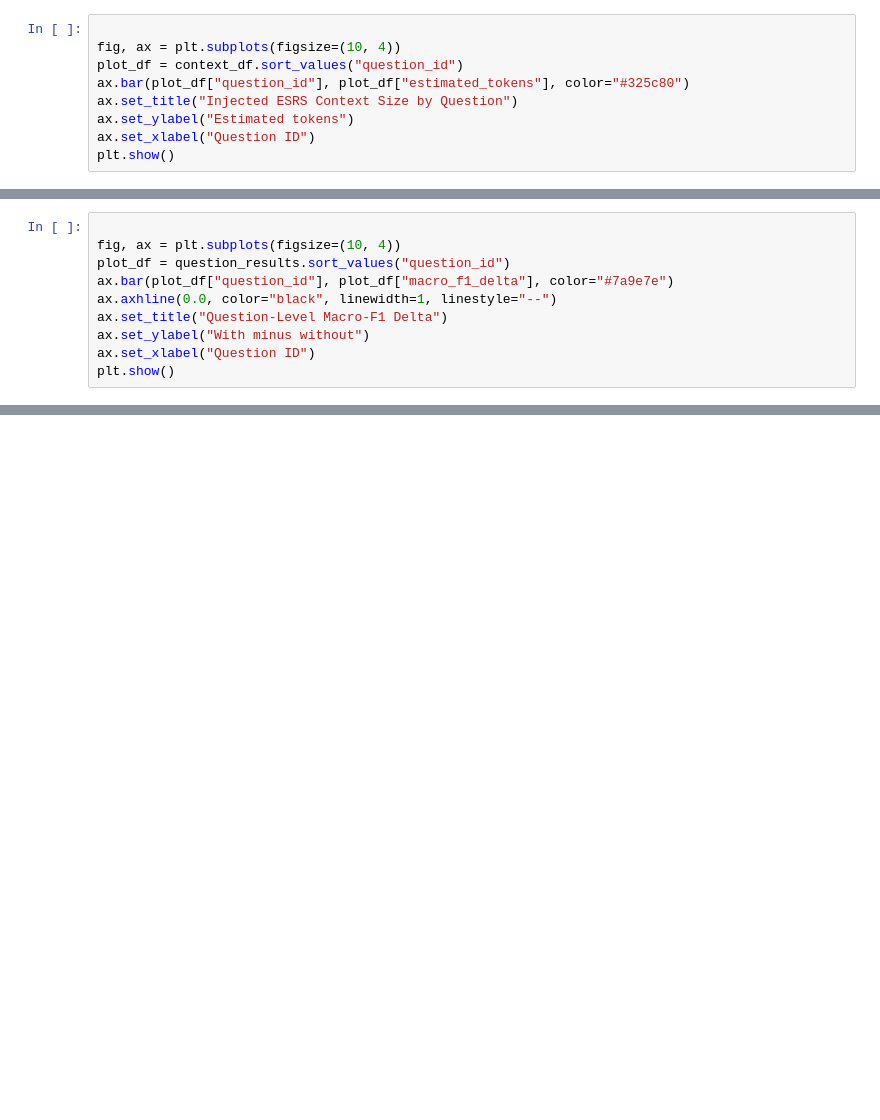
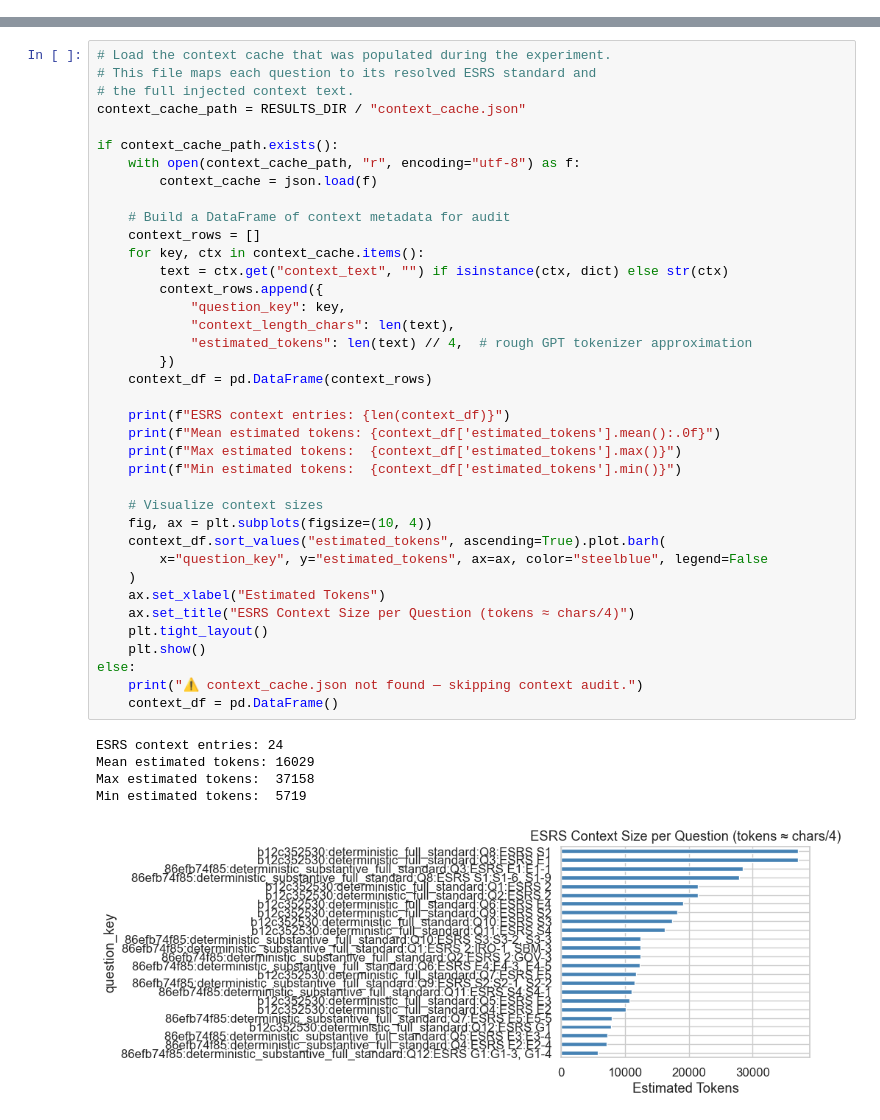
Before and after one commit to sinahaghgoo/ESRS-Regulation-Bot, a Jupyter notebook: notebooks/06_rq2_esrs_context_ablation.ipynb, the cells around one changed output, grey strips where cells are left out. Drawn from its saved outputs; the diff is of its cells as text; blank space fills up the shorter version.

```diff
--- a/notebooks/06_rq2_esrs_context_ablation.ipynb
+++ b/notebooks/06_rq2_esrs_context_ablation.ipynb
@@ -113,9 +0,0 @@ display(context_df[[
-# %%
-
-fig, ax = plt.subplots(figsize=(10, 4))
-plot_df = context_df.sort_values("question_id")
-ax.bar(plot_df["question_id"], plot_df["estimated_tokens"], color="#325c80")
-ax.set_title("Injected ESRS Context Size by Question")
-ax.set_ylabel("Estimated tokens")
-ax.set_xlabel("Question ID")
-plt.show()
@@ -300,10 +0,0 @@ question_delta_view
-# %%
-
-fig, ax = plt.subplots(figsize=(10, 4))
-plot_df = question_results.sort_values("question_id")
-ax.bar(plot_df["question_id"], plot_df["macro_f1_delta"], color="#7a9e7e")
-ax.axhline(0.0, color="black", linewidth=1, linestyle="--")
-ax.set_title("Question-Level Macro-F1 Delta")
-ax.set_ylabel("With minus without")
-ax.set_xlabel("Question ID")
-plt.show()
@@ -497,0 +83,44 @@ display(Markdown(claim_md))
+# %%
+# Load the context cache that was populated during the experiment.
+# This file maps each question to its resolved ESRS standard and
+# the full injected context text.
+context_cache_path = RESULTS_DIR / "context_cache.json"
+
+if context_cache_path.exists():
+    with open(context_cache_path, "r", encoding="utf-8") as f:
+        context_cache = json.load(f)
+
+    # Build a DataFrame of context metadata for audit
+    context_rows = []
+    for key, ctx in context_cache.items():
+        text = ctx.get("context_text", "") if isinstance(ctx, dict) else str(ctx)
+        context_rows.append({
+            "question_key": key,
+            "context_length_chars": len(text),
+            "estimated_tokens": len(text) // 4,  # rough GPT tokenizer approximation
+        })
+    context_df = pd.DataFrame(context_rows)
+
+    print(f"ESRS context entries: {len(context_df)}")
+    print(f"Mean estimated tokens: {context_df['estimated_tokens'].mean():.0f}")
+    print(f"Max estimated tokens:  {context_df['estimated_tokens'].max()}")
+    print(f"Min estimated tokens:  {context_df['estimated_tokens'].min()}")
+
+    # Visualize context sizes
+    fig, ax = plt.subplots(figsize=(10, 4))
+    context_df.sort_values("estimated_tokens", ascending=True).plot.barh(
+        x="question_key", y="estimated_tokens", ax=ax, color="steelblue", legend=False
+    )
+    ax.set_xlabel("Estimated Tokens")
+    ax.set_title("ESRS Context Size per Question (tokens ≈ chars/4)")
+    plt.tight_layout()
+    plt.show()
+else:
+    print("⚠ context_cache.json not found — skipping context audit.")
+    context_df = pd.DataFrame()
+# %% [output]
+ESRS context entries: 24
+Mean estimated tokens: 16029
+Max estimated tokens:  37158
+Min estimated tokens:  5719
+[figure, added]
```
Also changed, not shown: parts of 74 cells of this notebook, 4 other files.
